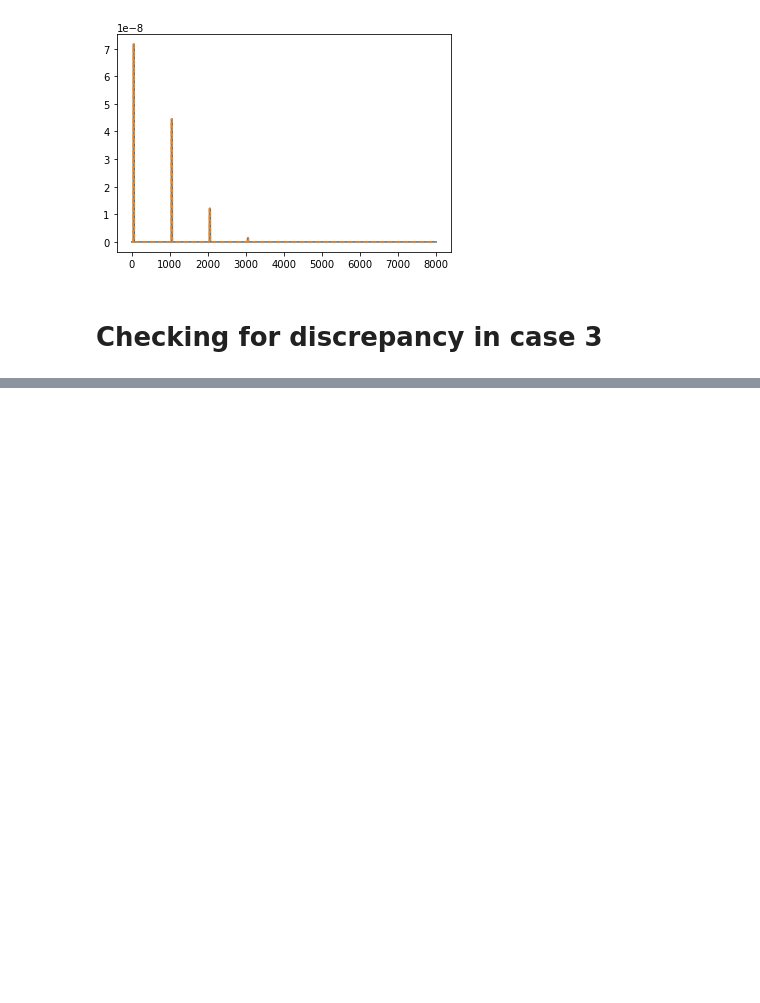
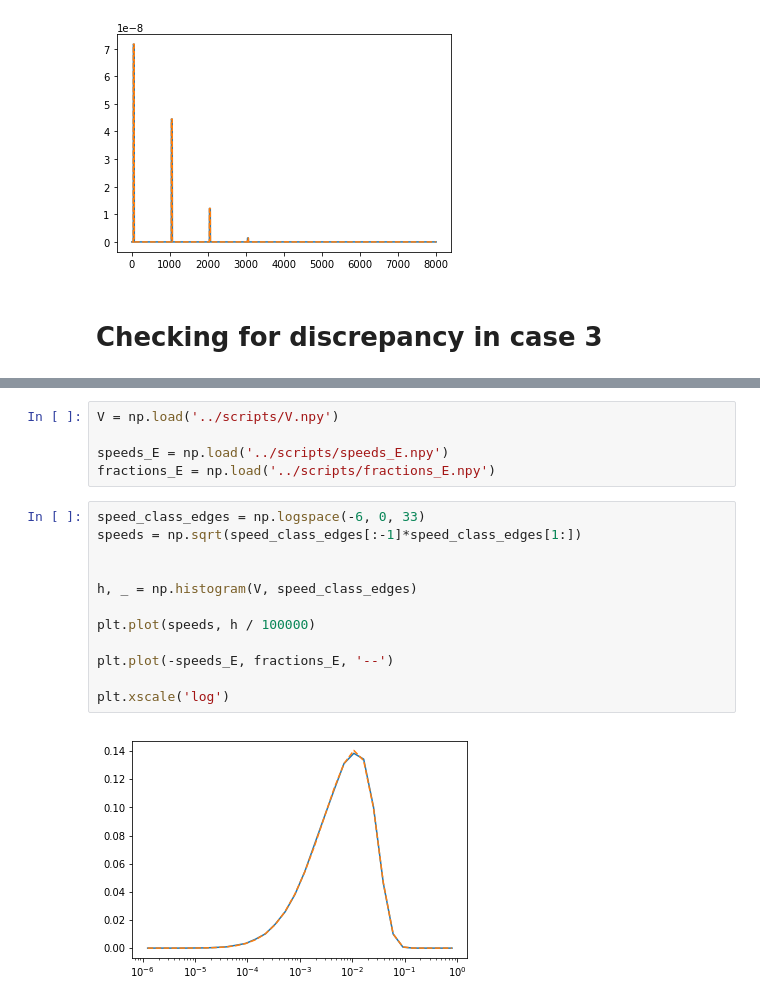
Before and after one commit to nordam/Eulerian-and-Lagrangian-methods, a Jupyter notebook: notebooks/Debugging.ipynb, the cells around one changed output, grey strips where cells are left out. Drawn from its saved outputs; the diff is of its cells as text; blank space fills up the shorter version.

```diff
--- a/notebooks/Debugging.ipynb
+++ b/notebooks/Debugging.ipynb
@@ -624,0 +625,19 @@ plt.xlim(0, 12*3600)
+# %%
+V = np.load('../scripts/V.npy')
+
+speeds_E = np.load('../scripts/speeds_E.npy')
+fractions_E = np.load('../scripts/fractions_E.npy')
+# %%
+speed_class_edges = np.logspace(-6, 0, 33)
+speeds = np.sqrt(speed_class_edges[:-1]*speed_class_edges[1:])
+
+
+h, _ = np.histogram(V, speed_class_edges)
+
+plt.plot(speeds, h / 100000)
+
+plt.plot(-speeds_E, fractions_E, '--')
+
+plt.xscale('log')
+# %% [output]
+[figure, added]
```
Also changed, not shown: parts of 3 cells of this notebook, 3 other files.
